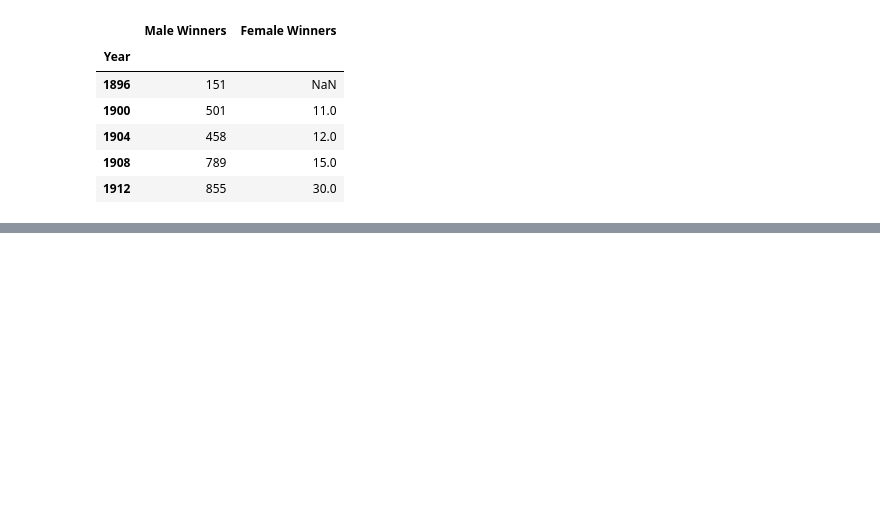
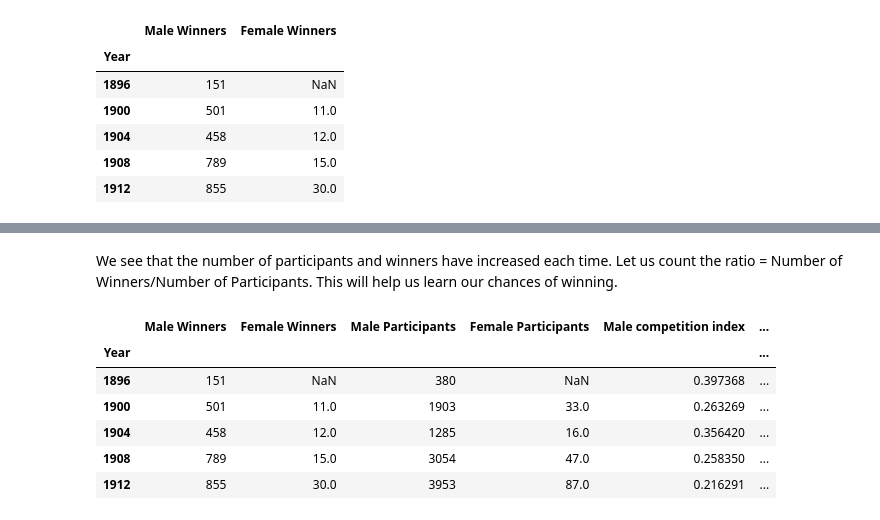
Before and after one commit to akash16dhotre/01_Olympics_Dataset_EDA, a Jupyter notebook: Olympic game EAD.ipynb, the cells around one changed output, grey strips where cells are left out. Saved outputs shown, nothing was run; the diff lists cells and outputs as text; code cells hidden in the pictures; blank space fills up the shorter version.

```diff
--- a/Olympic game EAD.ipynb
+++ b/Olympic game EAD.ipynb
@@ -12,6 +12,6 @@ import matplotlib.pyplot as plt
 from matplotlib.ticker import PercentFormatter
 # %%
 #Importing primary data
-primary_data = pd.read_csv('https://raw.githubusercontent.com/eulers-identity/Summer-Olympics-EDA/master/summer_olympics.csv')
+primary_data = pd.read_csv('summer_olympics.csv')
 # %%
 #Importing supportive data
@@ -280,0 +328,23 @@ all_winner_stats.head()
+# %% [markdown]
+We see that the number of participants and winners have increased each time.
+Let us count the ratio = Number of Winners/Number of Participants. This will help us learn our chances of winning.
+# %%
+# Calculations for male competition index (easy syntax)
+all_stats["Male competition index"] = all_stats["Male Winners"]/all_stats["Male Participants"]
+#all_stats["Male competition index"]
+
+# Calculations for female competition index (easy syntax)
+all_stats["Female competition index"] = all_stats["Female Winners"]/all_stats["Female Participants"]
+# all_stats["Female competition index"]
+
+# Calculate total
+all_stats["Total Competition"] = (all_stats["Male Winners"]+all_stats["Female Winners"])/(all_stats["Male Participants"]+all_stats["Female Participants"])
+all_stats.head()
+# %% [output]
+|  | Male Winners | Female Winners | Male Participants | Female Participants | Male competition index | ... |
+| Year |  |  |  |  |  | ... |
+| 1896 | 151 | NaN | 380 | NaN | 0.397368 | ... |
+| 1900 | 501 | 11.0 | 1903 | 33.0 | 0.263269 | ... |
+| 1904 | 458 | 12.0 | 1285 | 16.0 | 0.356420 | ... |
+| 1908 | 789 | 15.0 | 3054 | 47.0 | 0.258350 | ... |
+| 1912 | 855 | 30.0 | 3953 | 87.0 | 0.216291 | ... |
```
Also changed, not shown: parts of 14 cells of this notebook.
